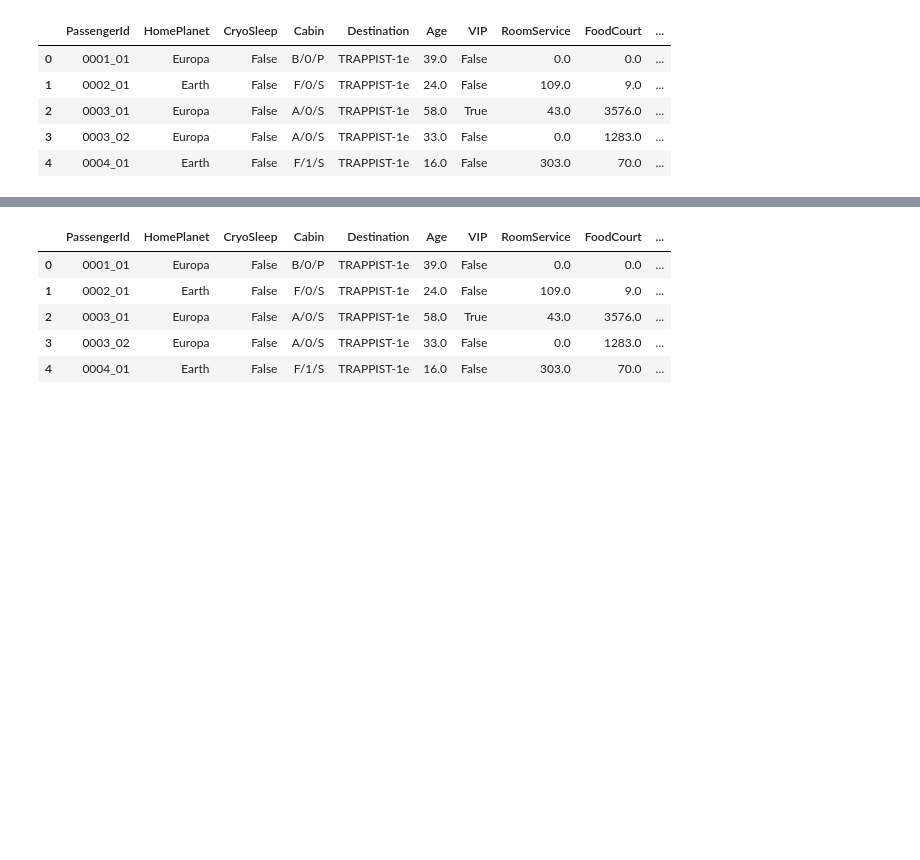
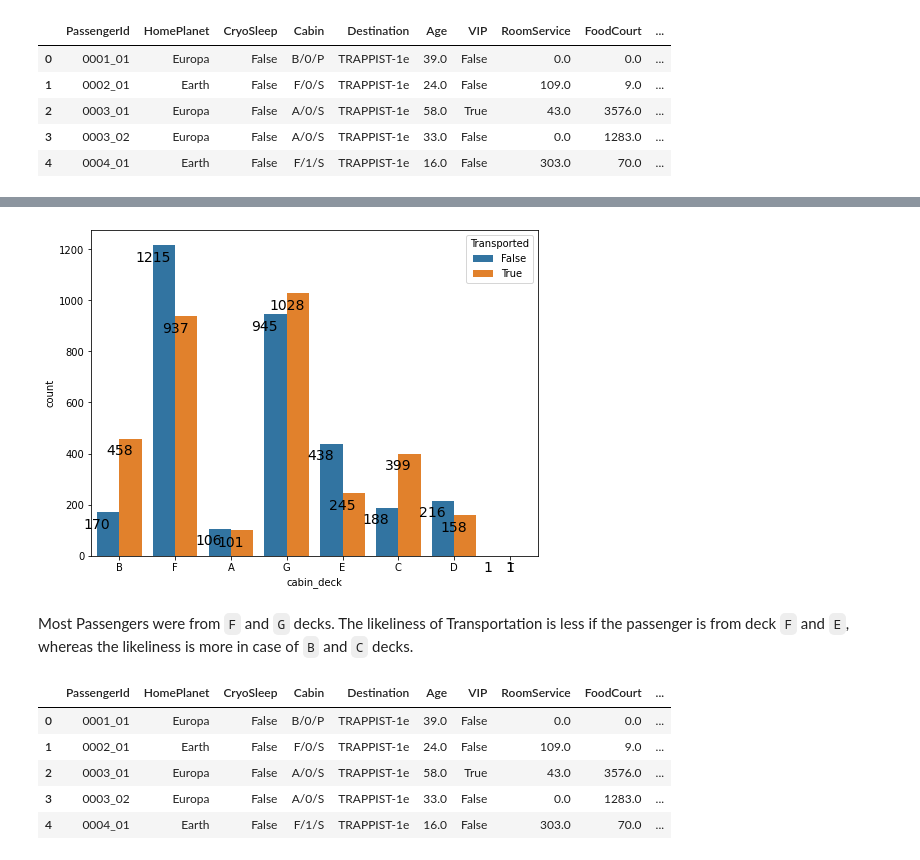
Before and after one commit to banerjeesoumya15/kaggle-works, a Jupyter notebook: spaceship-titanic.ipynb, the cells around one changed output, grey strips where cells are left out. Cells and saved outputs as stored; diff of their text form; code cells hidden in the pictures; blank space fills up the shorter version.

```diff
--- a/spaceship-titanic.ipynb
+++ b/spaceship-titanic.ipynb
@@ -200,3 +212,10 @@ df.head()
+# %%
+annotate_bar('cabin_deck')
+# %% [output]
+[figure, added]
+# %% [markdown]
+Most Passengers were from `F` and `G` decks.
+The likeliness of Transportation is less if the passenger is from deck `F` and `E`, whereas the likeliness is more in case of `B` and `C` decks.
 # %%
 df['cabin_num'] = df['Cabin'].apply(lambda x: x.split('/')[1])
 df.head()
```
Also changed, not shown: parts of 42 cells of this notebook.
